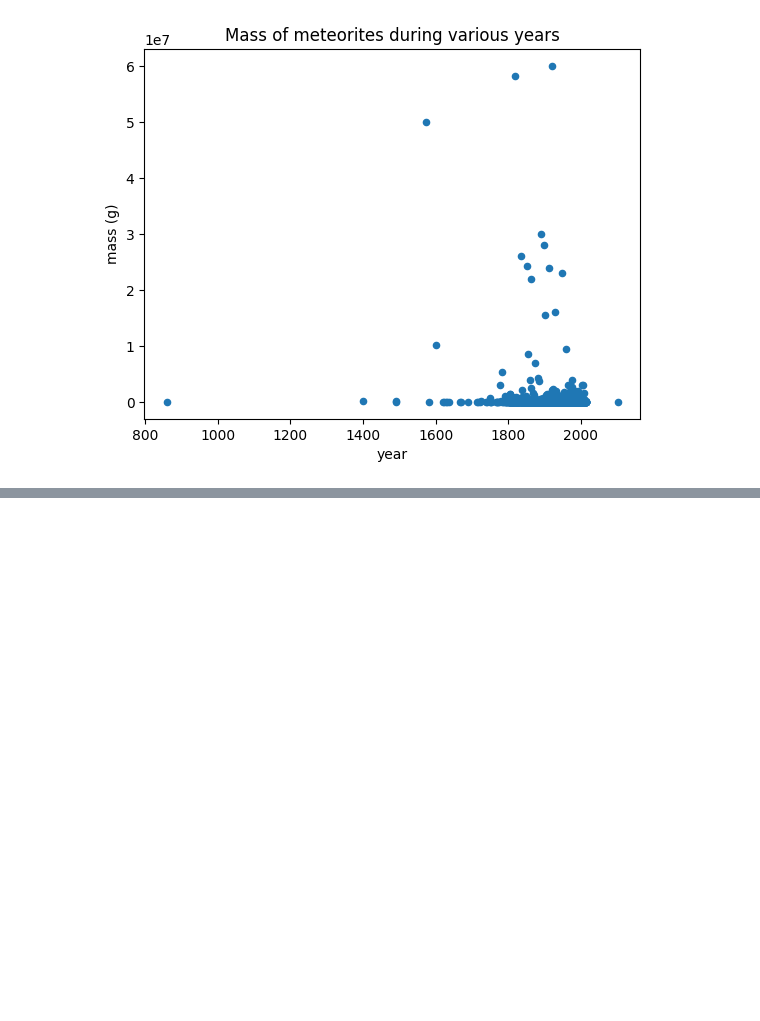
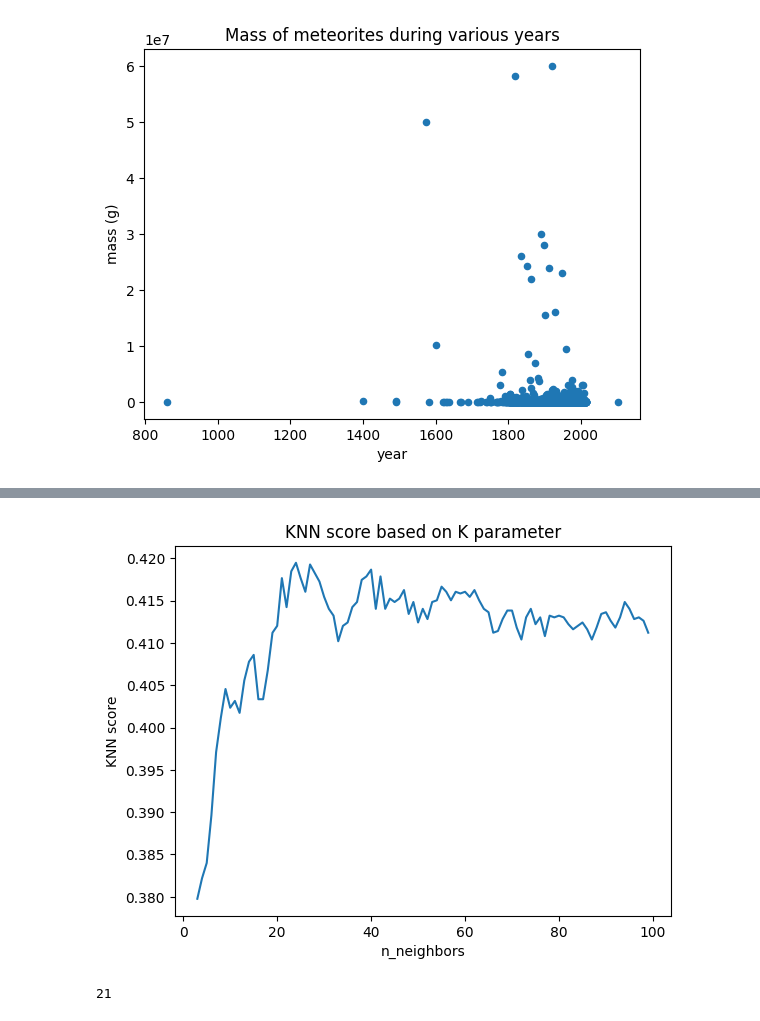
Before and after one commit to IevaF/SGT_Bootcamp_final_task, a Jupyter notebook: mysql.ipynb, the cells around one changed output, grey strips where cells are left out. Saved outputs shown, nothing was run; the diff lists cells and outputs as text; code cells hidden in the pictures; blank space fills up the shorter version.

```diff
--- a/mysql.ipynb
+++ b/mysql.ipynb
@@ -231,0 +254,3 @@ plt.show()
+# %%
+knn_df = knn_df.drop(['name', 'id', 'nametype', 'fall'], axis=1)
+knn_df
@@ -231,0 +271,6 @@ plt.show()
+# %%
+#preparing categorical analysis for ML
+cat_dict= {'L6': 0, 'H5': 1, 'H6': 2, 'H4': 3, 'L5':4}
+knn_df['recclass'] = knn_df['recclass'].replace(cat_dict)
+knn_df = knn_df.dropna()
+knn_df
@@ -231,0 +294,28 @@ plt.show()
+# %%
+X = knn_df.drop(['recclass'], axis=1)
+y = knn_df['recclass']
+
+X_train, X_test, y_train, y_test = train_test_split(X, y, test_size = 0.2, random_state= 5, stratify = y)
+# %%
+#determining number of neighbors (K)
+neighbors = []
+knn_scores = []
+for i in range(3, 100):
+    knn= KNeighborsClassifier(n_neighbors=i)
+    knn.fit(X_train, y_train)
+    a = knn.score(X_test, y_test)
+    neighbors.append(i)
+    knn_scores.append(a)
+# %%
+plt.plot(neighbors, knn_scores)
+plt.title("KNN score based on K parameter")
+plt.xlabel("n_neighbors")
+plt.ylabel("KNN score")
+plt.show()
+# %% [output]
+[figure, added]
+# %%
+index = knn_scores.index(max(knn_scores))
+index
+# %% [output]
+21
```
Also changed, not shown: parts of 10 cells of this notebook.
